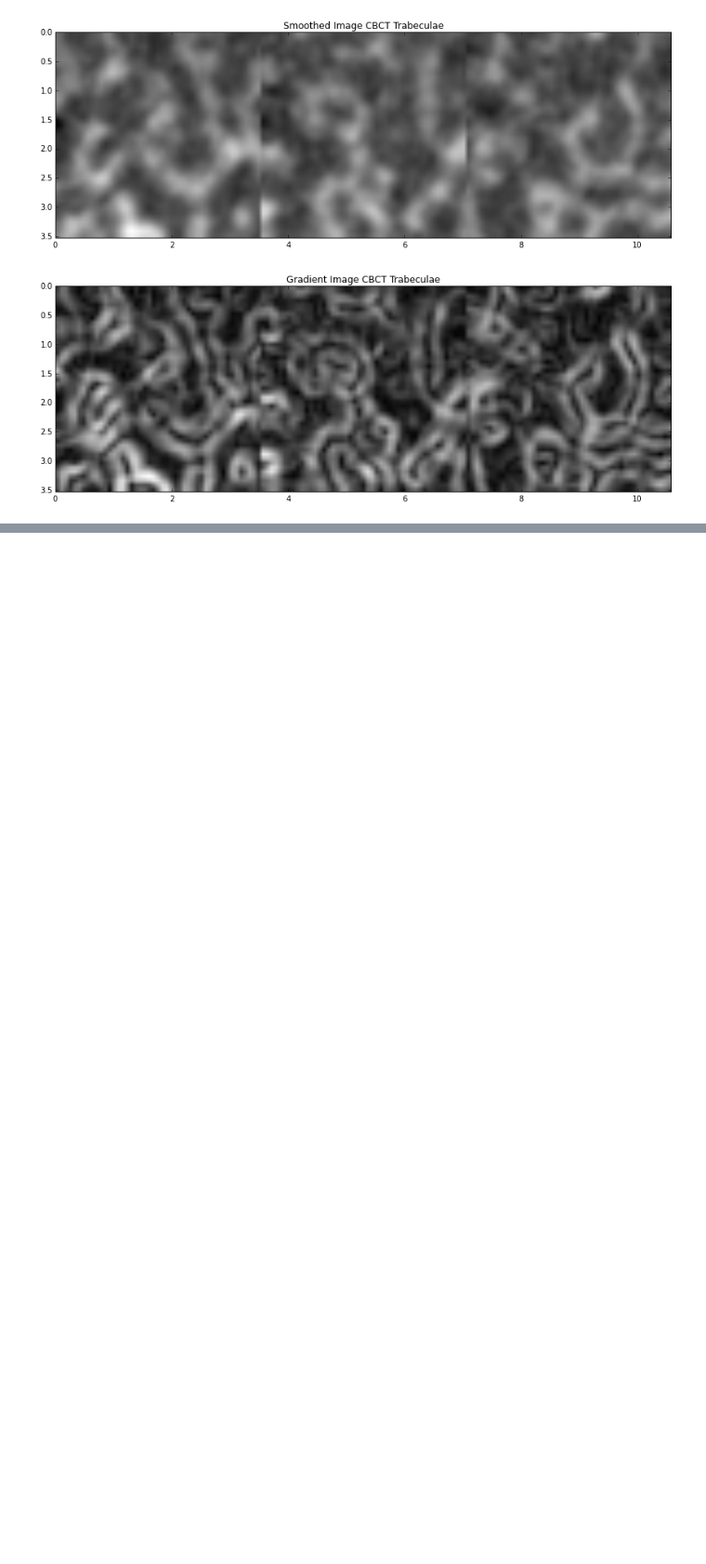
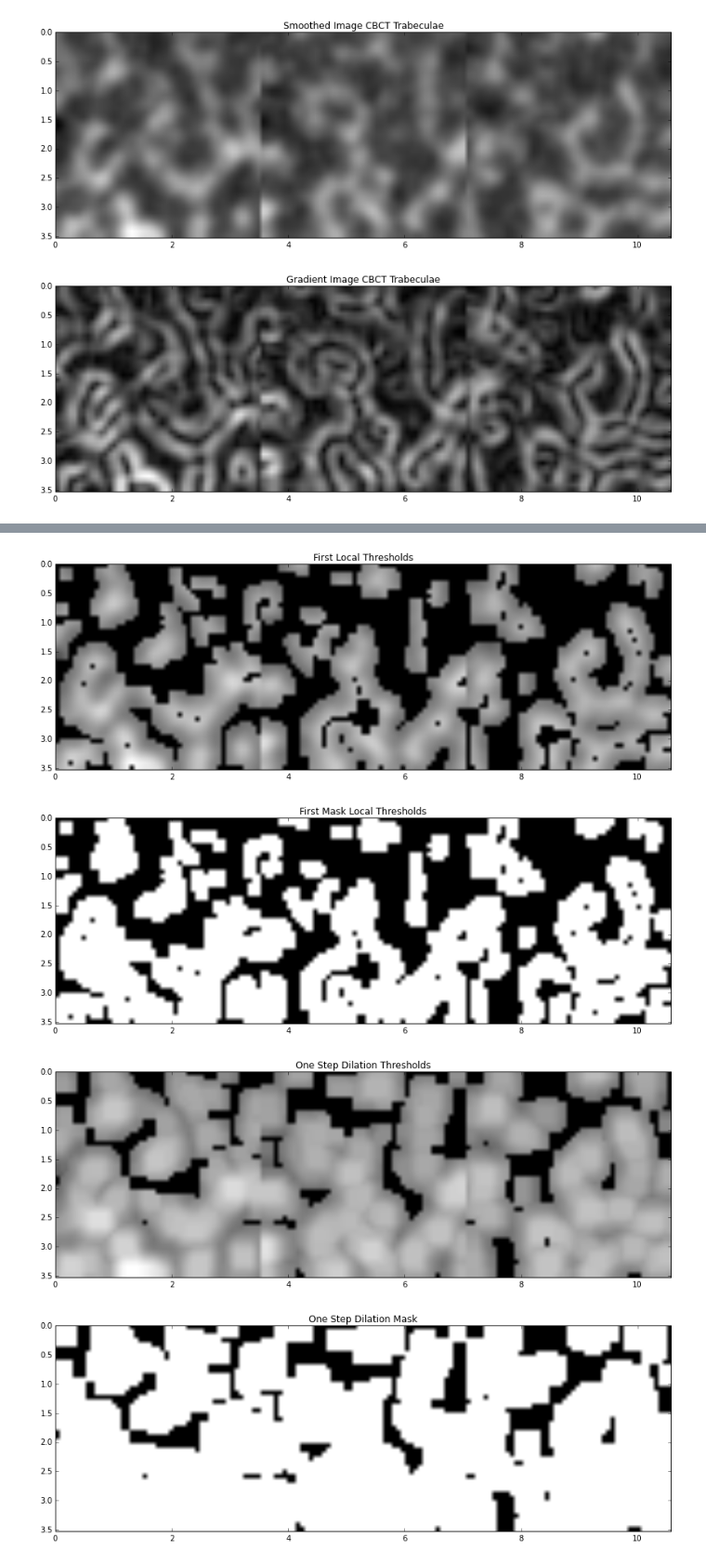
Before and after one commit to nenetto/TrabeculaeTools, a Jupyter notebook: Notebooks/Local Thresholding.ipynb, the cells around one changed output, grey strips where cells are left out. Shown at 93% size. Drawn from its saved outputs; the diff is of its cells as text; code cells hidden in the pictures; blank space fills up the shorter version.

```diff
--- a/Notebooks/Local Thresholding.ipynb
+++ b/Notebooks/Local Thresholding.ipynb
@@ -238,0 +243,74 @@ myshow3d(setedges, zslices=zslices2show, dpi=dpi2show,\
+# %%
+# Create first version of local thresholds using image intensity that belongs to edges
+
+localThresholds = sitk.GetArrayFromImage(smoothed) * np.abs(sitk.GetArrayFromImage(setedges))
+localThresholds = sitk.GetImageFromArray(localThresholds, isVector=False)
+localThresholds.SetOrigin(original.GetOrigin())
+localThresholds.SetSpacing(original.GetSpacing())
+localThresholds = sitk.Cast(localThresholds, sitk.sitkFloat32)
+
+maskLocalThreshold = np.abs(sitk.GetArrayFromImage(setedges))
+maskLocalThreshold = sitk.GetImageFromArray(maskLocalThreshold, isVector=False)
+maskLocalThreshold.SetOrigin(original.GetOrigin())
+maskLocalThreshold.SetSpacing(original.GetSpacing())
+maskLocalThreshold = sitk.Cast(maskLocalThreshold, sitk.sitkInt8)
+
+myshow3d(localThresholds, zslices=zslices2show, dpi=dpi2show,\
+        title="First Local Thresholds")
+
+myshow3d(maskLocalThreshold, zslices=zslices2show, dpi=dpi2show,\
+        title="First Mask Local Thresholds")
+
+
+currentThr = localThresholds
+currentMask = maskLocalThreshold
+
+
+# Calculate sigma for Gaussian filter (3x3)
+spacing = original.GetSpacing()[0]
+sigma = 2.0*spacing/2.0
+maxSizeKernel = 3
+
+# Gaussian step for the Thresholds image
+
+#sitk.DiscreteGaussian(currentThr, sigma, maxSizeKernel)
+
+currentThrGaussian = sitk.GrayscaleDilate(currentThr,1,sitk.sitkBox)
+myshow3d(currentThrGaussian, zslices=zslices2show, dpi=dpi2show,\
+        title="One Step Dilation Thresholds")
+
+
+# Create mask dilating original by 1
+radius = 1 # one voxel closest
+itkDilater = sitk.BinaryDilateImageFilter()
+itkDilater.SetKernelType(sitk.sitkBox)
+itkDilater.SetKernelRadius(radius)
+itkDilater.SetForegroundValue(1.0)
+itkDilater.SetBackgroundValue(0.0)
+itkDilater.SetBoundaryToForeground(False)
+currentMaskDilated = itkDilater.Execute(currentMask)
+
+myshow3d(currentMaskDilated, zslices=zslices2show, dpi=dpi2show,\
+        title="One Step Dilation Mask")
+
+
+# Create diference mask and multiply for original
+diffMask = currentMaskDilated - currentMask
+myshow3d(diffMask, zslices=zslices2show, dpi=dpi2show,\
+        title="Next voxels included Mask")
+
+# Create next voxels to sum
+
+nextVoxelsToSum = sitk.Cast(diffMask, sitk.sitkFloat32)*currentThrGaussian
+myshow3d(nextVoxelsToSum, zslices=zslices2show, dpi=dpi2show,\
+        title="Next Thresholds to add")
+
+# Final Step adding new thresholds
+currentThr = currentThr + nextVoxelsToSum
+myshow3d(currentThr, zslices=zslices2show, dpi=dpi2show,\
+        title="New Thresholds")
+# %% [output]
+[figure, added]
+[figure, added]
+[figure, added]
+[figure, added]
```
Also changed, not shown: parts of 6 cells of this notebook, 7 other files.
